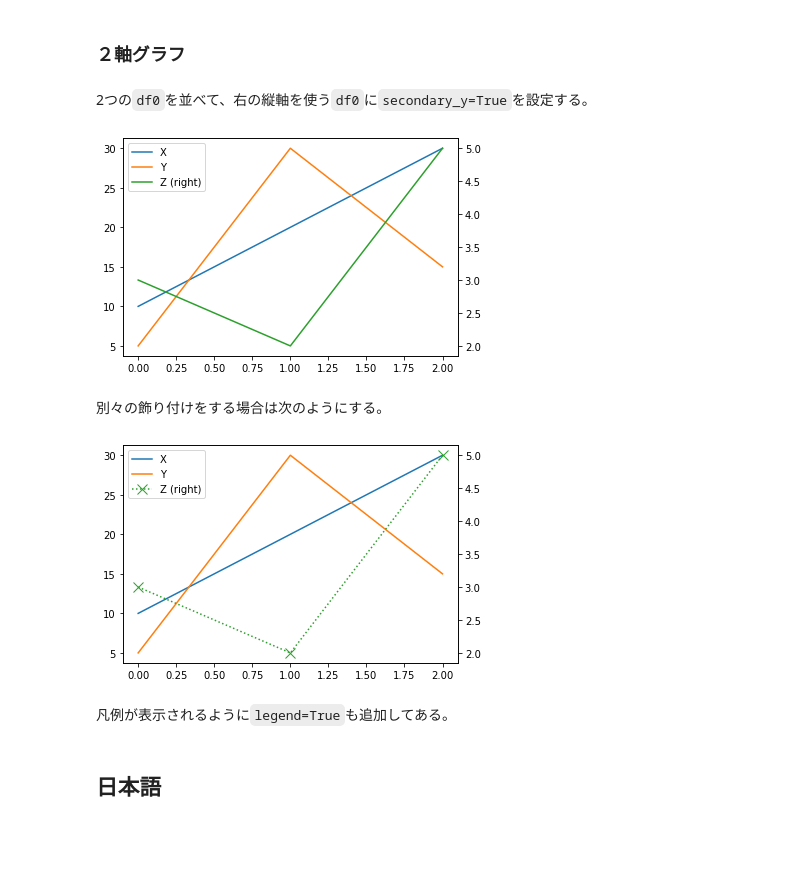
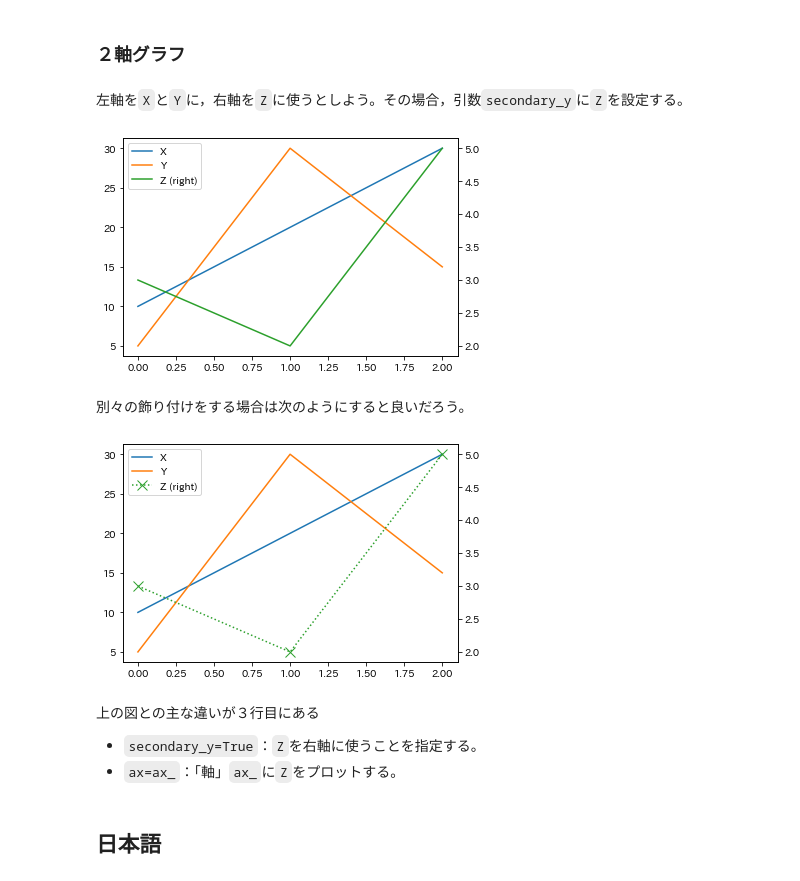
Before and after one commit to Py4Basics/py4basics.github.io, a Jupyter notebook: 5_pandas_plot.ipynb, the cells around one changed output. Drawn from its saved outputs; the diff is of its cells as text; code cells hidden in the pictures; blank space fills up the shorter version.

Commit message:
secondary axis

```diff
--- a/5_pandas_plot.ipynb
+++ b/5_pandas_plot.ipynb
@@ -222,23 +223,26 @@ pass
 [figure]
 # %% [markdown]
 ### ２軸グラフ
-# %% [markdown]
-2つの`df0`を並べて、右の縦軸を使う`df0`に`secondary_y=True`を設定する。
+# %% [markdown]
+左軸を`X`と`Y`に，右軸を`Z`に使うとしよう。その場合，引数`secondary_y`に`Z`を設定する。
 # %%
-df0[['X','Y','Z']].plot(secondary_y='Z')
+df0.plot(secondary_y='Z')
 pass
 # %% [output]
-[figure, old version]
+[figure, new version]
-# %% [markdown]
-別々の飾り付けをする場合は次のようにする。
+# %% [markdown]
+別々の飾り付けをする場合は次のようにすると良いだろう。
 # %%
-df0[['X','Y']].plot()
-df0['Z'].plot(marker='x', markersize=10, linestyle=':', legend=True, secondary_y=True)
+ax_ = df0[['X','Y']].plot()
+df0[['Z']].plot(marker='x', markersize=10, linestyle=':',
+                secondary_y=True, ax=ax_)
 pass
 # %% [output]
-[figure, old version]
+[figure, new version]
-# %% [markdown]
-凡例が表示されるように`legend=True`も追加してある。
+# %% [markdown]
+上の図との主な違いが３行目にある
+* `secondary_y=True`：`Z`を右軸に使うことを指定する。
+* `ax=ax_`：「軸」`ax_`に`Z`をプロットする。
 # %% [markdown]
 ## 日本語
 # %% [markdown]
```
Also changed, not shown: parts of 1 cell of this notebook, 32 other files.
